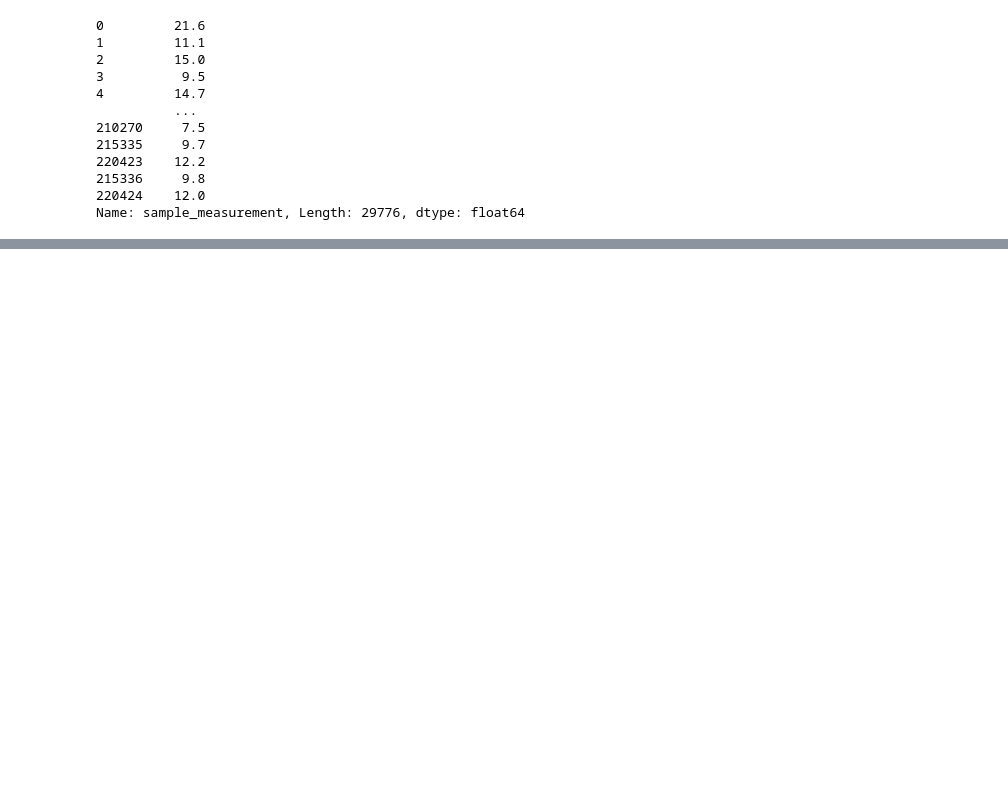
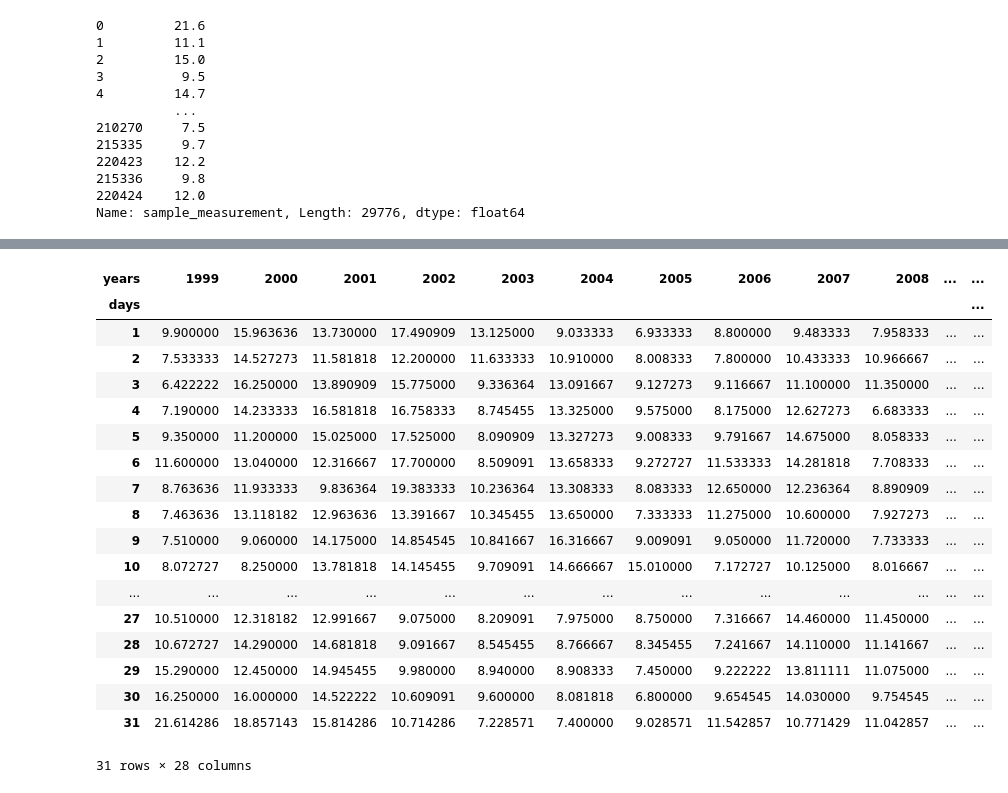
Before and after one commit to sodoo-gadal/UROP-SLC-AQ-, a Jupyter notebook: Salt_Lake_City_AQI/hourly_time_series.ipynb, the cells around one changed output, grey strips where cells are left out. Cells and saved outputs as stored; diff of their text form; code cells hidden in the pictures; blank space fills up the shorter version.

```diff
--- a/Salt_Lake_City_AQI/hourly_time_series.ipynb
+++ b/Salt_Lake_City_AQI/hourly_time_series.ipynb
@@ -130,0 +170,22 @@ ConversionError: Failed to convert value(s) to axis units: <pandas.api.typing.Se
+# %%
+pivoted
+# %% [output]
+| years | 1999 | 2000 | 2001 | 2002 | 2003 | 2004 | 2005 | 2006 | 2007 | 2008 | ... | ... |
+| days |  |  |  |  |  |  |  |  |  |  |  | ... |
+| 1 | 9.900000 | 15.963636 | 13.730000 | 17.490909 | 13.125000 | 9.033333 | 6.933333 | 8.800000 | 9.483333 | 7.958333 | ... | ... |
+| 2 | 7.533333 | 14.527273 | 11.581818 | 12.200000 | 11.633333 | 10.910000 | 8.008333 | 7.800000 | 10.433333 | 10.966667 | ... | ... |
+| 3 | 6.422222 | 16.250000 | 13.890909 | 15.775000 | 9.336364 | 13.091667 | 9.127273 | 9.116667 | 11.100000 | 11.350000 | ... | ... |
+| 4 | 7.190000 | 14.233333 | 16.581818 | 16.758333 | 8.745455 | 13.325000 | 9.575000 | 8.175000 | 12.627273 | 6.683333 | ... | ... |
+| 5 | 9.350000 | 11.200000 | 15.025000 | 17.525000 | 8.090909 | 13.327273 | 9.008333 | 9.791667 | 14.675000 | 8.058333 | ... | ... |
+| 6 | 11.600000 | 13.040000 | 12.316667 | 17.700000 | 8.509091 | 13.658333 | 9.272727 | 11.533333 | 14.281818 | 7.708333 | ... | ... |
+| 7 | 8.763636 | 11.933333 | 9.836364 | 19.383333 | 10.236364 | 13.308333 | 8.083333 | 12.650000 | 12.236364 | 8.890909 | ... | ... |
+| 8 | 7.463636 | 13.118182 | 12.963636 | 13.391667 | 10.345455 | 13.650000 | 7.333333 | 11.275000 | 10.600000 | 7.927273 | ... | ... |
+| 9 | 7.510000 | 9.060000 | 14.175000 | 14.854545 | 10.841667 | 16.316667 | 9.009091 | 9.050000 | 11.720000 | 7.733333 | ... | ... |
+| 10 | 8.072727 | 8.250000 | 13.781818 | 14.145455 | 9.709091 | 14.666667 | 15.010000 | 7.172727 | 10.125000 | 8.016667 | ... | ... |
+| ... | ... | ... | ... | ... | ... | ... | ... | ... | ... | ... | ... | ... |
+| 27 | 10.510000 | 12.318182 | 12.991667 | 9.075000 | 8.209091 | 7.975000 | 8.750000 | 7.316667 | 14.460000 | 11.450000 | ... | ... |
+| 28 | 10.672727 | 14.290000 | 14.681818 | 9.091667 | 8.545455 | 8.766667 | 8.345455 | 7.241667 | 14.110000 | 11.141667 | ... | ... |
+| 29 | 15.290000 | 12.450000 | 14.945455 | 9.980000 | 8.940000 | 8.908333 | 7.450000 | 9.222222 | 13.811111 | 11.075000 | ... | ... |
+| 30 | 16.250000 | 16.000000 | 14.522222 | 10.609091 | 9.600000 | 8.081818 | 6.800000 | 9.654545 | 14.030000 | 9.754545 | ... | ... |
+| 31 | 21.614286 | 18.857143 | 15.814286 | 10.714286 | 7.228571 | 7.400000 | 9.028571 | 11.542857 | 10.771429 | 11.042857 | ... | ... |
+31 rows × 28 columns
```
Also changed, not shown: parts of 14 cells of this notebook.
